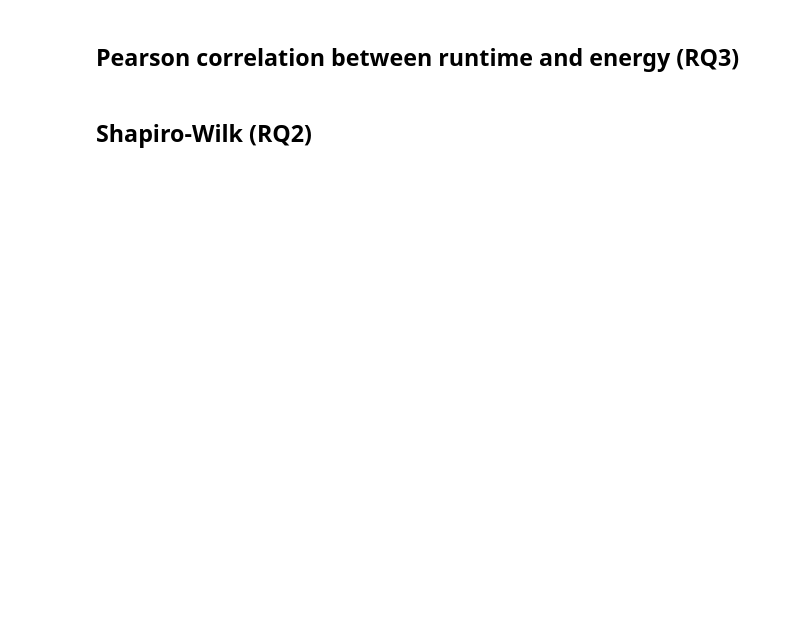
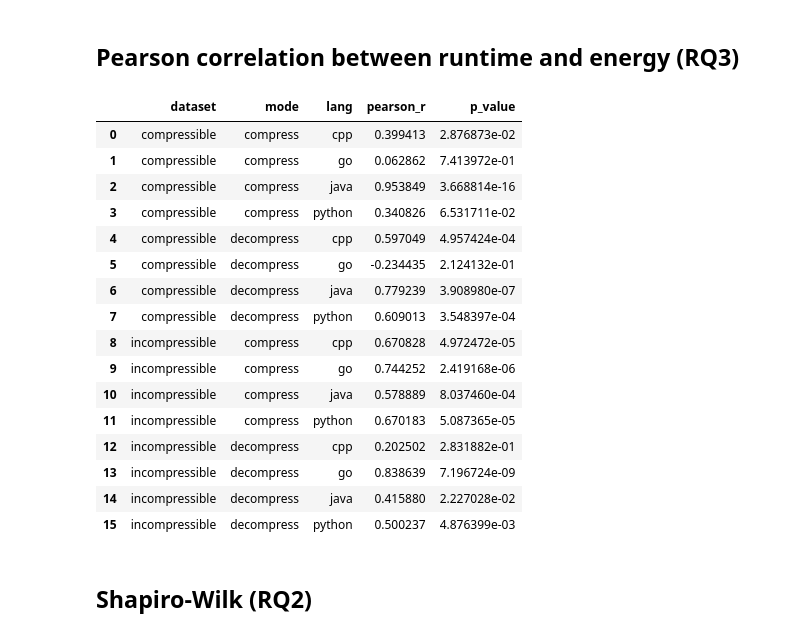
Before and after one commit to tud-arb/course_sustainableSE, a Jupyter notebook: g22_code/scripts/analysis.ipynb, the cells around one changed output. Cells and saved outputs as stored; diff of their text form; code cells hidden in the pictures; blank space fills up the shorter version.

Commit message:
feat: add tables

```diff
--- a/g22_code/scripts/analysis.ipynb
+++ b/g22_code/scripts/analysis.ipynb
@@ -294,20 +574,39 @@ pd.DataFrame(results)
 ## Pearson correlation between runtime and energy (RQ3)
 # %%
 from scipy.stats import pearsonr
+import numpy as np
+import pandas as pd
 
-results = []
+rows = []
+for (ds, mode, lang), g in df.groupby(["dataset", "mode", "lang"]):
+    x = g["wall_time_s"].to_numpy()
+    y = g["total_energy_j"].to_numpy()
+    if len(g) >= 3 and np.std(x) > 0 and np.std(y) > 0:
+        r, p = pearsonr(x, y)
+    else:
+        r, p = np.nan, np.nan
+    rows.append({"dataset": ds, "mode": mode, "lang": lang, "pearson_r": r, "p_value": p})
 
-for (ds, mode), group in df.groupby(["dataset", "mode"]):
-    r, p = pearsonr(group["wall_time_s"], group["total_energy_j"])
-
-    results.append({
-        "dataset": ds,
-        "mode": mode,
-        "pearson_r": r,
-        "p_value": p
-    })
-
-pd.DataFrame(results)
+within_lang_corr = pd.DataFrame(rows).sort_values(["dataset","mode","lang"])
+within_lang_corr
+# %% [output]
+|  | dataset | mode | lang | pearson_r | p_value |
+| 0 | compressible | compress | cpp | 0.399413 | 2.876873e-02 |
+| 1 | compressible | compress | go | 0.062862 | 7.413972e-01 |
+| 2 | compressible | compress | java | 0.953849 | 3.668814e-16 |
+| 3 | compressible | compress | python | 0.340826 | 6.531711e-02 |
+| 4 | compressible | decompress | cpp | 0.597049 | 4.957424e-04 |
+| 5 | compressible | decompress | go | -0.234435 | 2.124132e-01 |
+| 6 | compressible | decompress | java | 0.779239 | 3.908980e-07 |
+| 7 | compressible | decompress | python | 0.609013 | 3.548397e-04 |
+| 8 | incompressible | compress | cpp | 0.670828 | 4.972472e-05 |
+| 9 | incompressible | compress | go | 0.744252 | 2.419168e-06 |
+| 10 | incompressible | compress | java | 0.578889 | 8.037460e-04 |
+| 11 | incompressible | compress | python | 0.670183 | 5.087365e-05 |
+| 12 | incompressible | decompress | cpp | 0.202502 | 2.831882e-01 |
+| 13 | incompressible | decompress | go | 0.838639 | 7.196724e-09 |
+| 14 | incompressible | decompress | java | 0.415880 | 2.227028e-02 |
+| 15 | incompressible | decompress | python | 0.500237 | 4.876399e-03 |
 # %% [markdown]
 ## Shapiro-Wilk (RQ2)
 # %%
```
Also changed, not shown: parts of 19 cells of this notebook.
